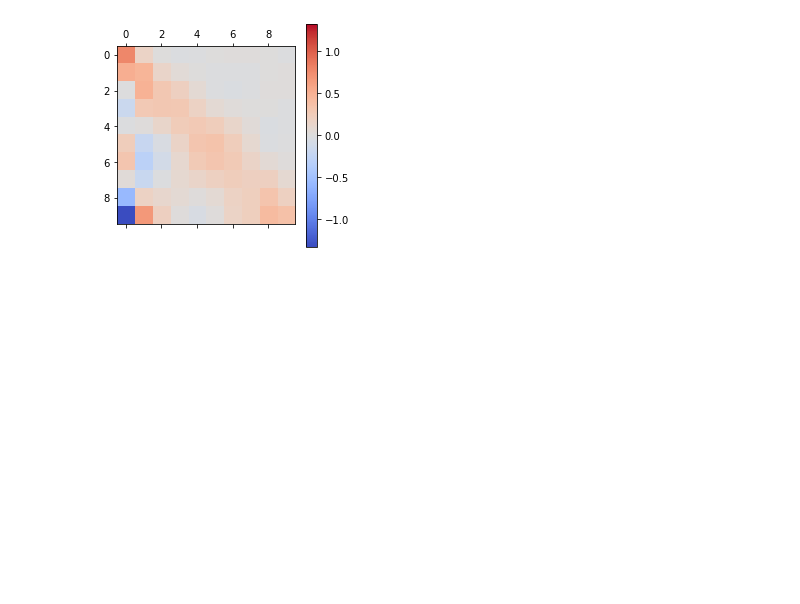
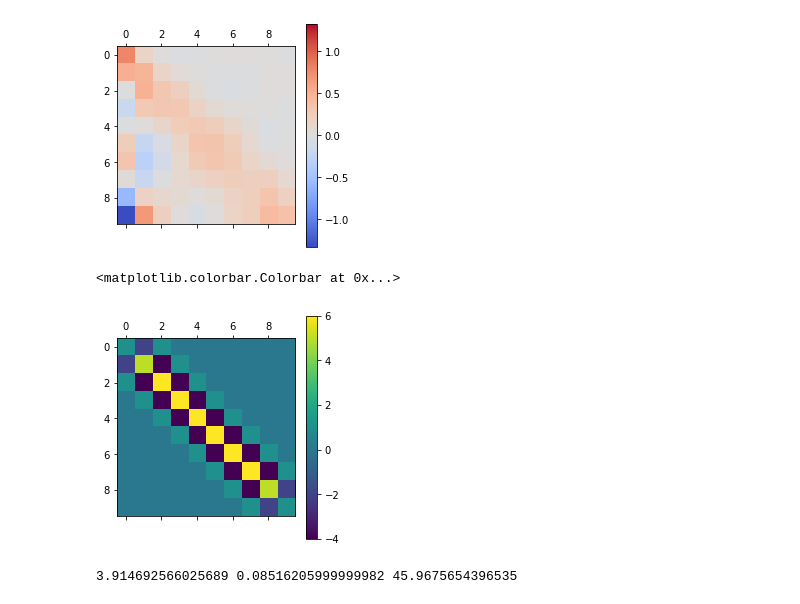
Before and after one commit to ast0815/regularisation, a Jupyter notebook: uBooNE_Enu.ipynb, the cells around one changed output. Drawn from its saved outputs; the diff is of its cells as text; code cells hidden in the pictures; blank space fills up the shorter version.

```diff
--- a/uBooNE_Enu.ipynb
+++ b/uBooNE_Enu.ipynb
@@ -133,3 +132,30 @@ plt.colorbar()
 # %% [output]
 <matplotlib.colorbar.Colorbar at 0x...>
 [figure]
+# %%
+# Regularisation
+C = utils.Q2(unfolded)
+plt.matshow(C)
+plt.colorbar()
+# %% [output]
+<matplotlib.colorbar.Colorbar at 0x...>
+[figure, added]
+# %%
+# Regularised result
+#
+# m' = A m
+# A = (cov^{-1} + C)^-1 cov^{-1}
+
+diff = unfolded_h[0] - pre_regularised_h[0]
+chi2 = diff.T @ cov_unfolded_inv @ diff
+tau_inv = pre_regularised_h[0].T @ C @ pre_regularised_h[0]
+tau_max = chi2 / tau_inv
+print(chi2, tau_inv, tau_max)
+
+tau_list = [0.0] + list(np.logspace(-1, 1, 9))
+A_list = [
+    np.linalg.inv(cov_unfolded_inv + tau * C) @ cov_unfolded_inv for tau in tau_list
+]
+regularised_list = [A @ unfolded_h[0] for A in A_list]
+# %% [output]
+3.914692566025689 0.08516205999999982 45.9675654396535
```
Also changed, not shown: parts of 12 cells of this notebook.
